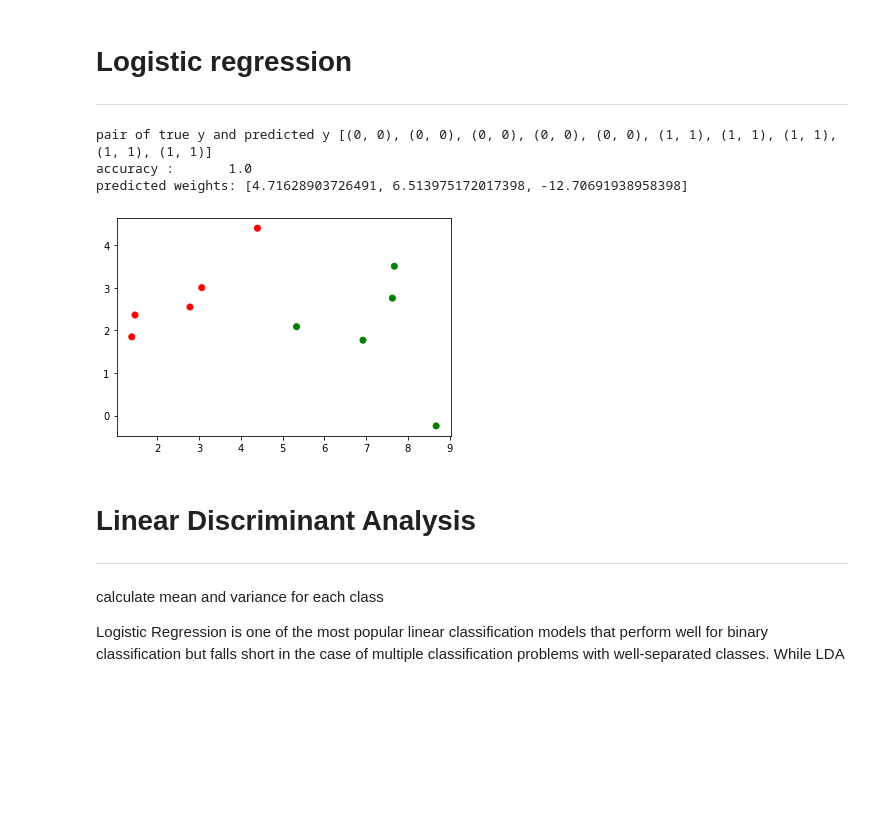
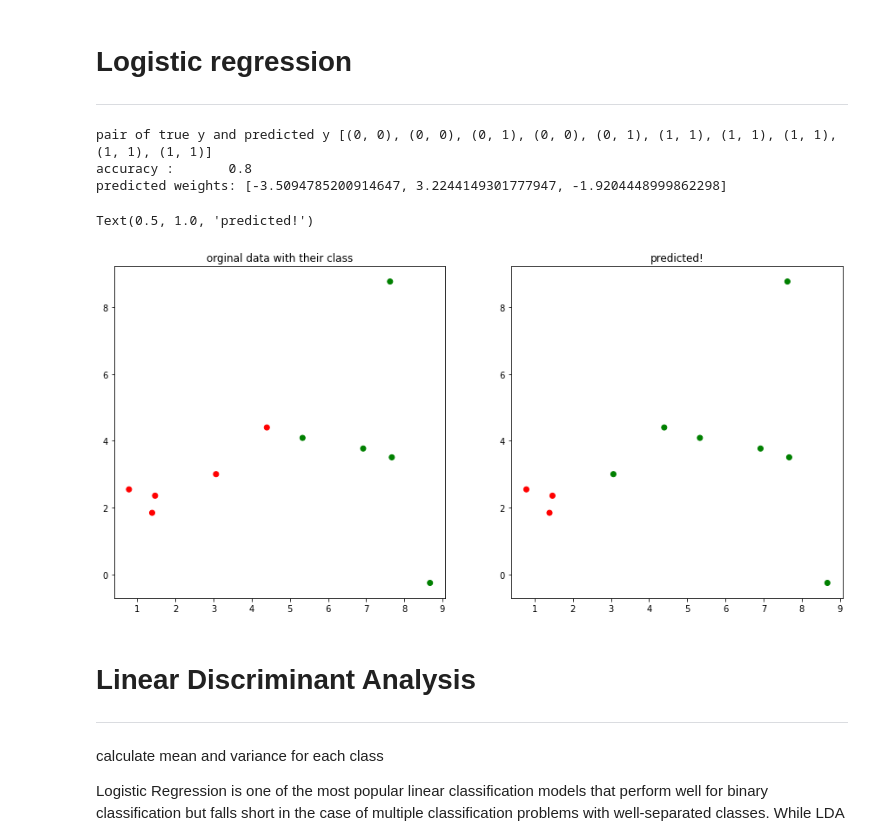
Before and after one commit to hsargoli/MyWorks, a Jupyter notebook: MLalgorithm.ipynb, the cells around one changed output. Saved outputs shown, nothing was run; the diff lists cells and outputs as text; code cells hidden in the pictures; blank space fills up the shorter version.

```diff
--- a/MLalgorithm.ipynb
+++ b/MLalgorithm.ipynb
@@ -171,14 +171,14 @@ import random
 
 X = np.array(
     [
-        [2.7810836, 2.550537003, 0],
+        [0.7810836, 2.550537003, 0],
         [1.465489372, 2.362125076, 0],
         [4.396561688, 4.400293529, 0],
         [1.38807019, 1.850220317, 0],
         [3.06407232, 3.005305973, 0],
-        [7.627531214, 2.759262235, 1],
-        [5.332441248, 2.088626775, 1],
-        [6.922596716, 1.77106367, 1],
+        [7.627531214, 8.759262235, 1],
+        [5.332441248, 4.088626775, 1],
+        [6.922596716, 3.77106367, 1],
         [8.675418651, -0.242068655, 1],
         [7.673756466, 3.508563011, 1],
     ]
@@ -189,8 +189,11 @@ Xd = np.array(list(zip(x1, x2)))
 
 y = [int(x) for x in y]
 colormap = np.array(["r", "g"])
-plt.scatter(x1, x2, color=colormap[y])
 
+fig = plt.figure(figsize = (15,7))
+ax1 = fig.add_subplot(1,2,1)
+ax1.scatter(x1, x2, color=colormap[y])
+ax1.set_title('orginal data with their class')
 
 class LR:
     def __init__(self):
@@ -237,41 +240,41 @@ class LR:
             a = self.sigmoid(w, i)
             sto.append(a)
         res = []
         for i in sto:
             if i >= 0.5:
                 i = 1
                 res.append(i)
             elif i < 0.5:
                 i = 0
                 res.append(i)
         acc = [(i, j) for i, j in zip(y, res)]
         score = 0
         for i, j in acc:
             if i == j:
                 score += 1
         print(f'pair of true y and predicted y {acc}', "\naccuracy : \t", score / len(x))
         return res
 
     def present(self, index, initweight, x, y, iteration, LR):
         inw = initweight
         www = self.doo(initweight, x, y, iteration, LR)
         self.predicter(www, x, y)
         print("weights : ", www)
 
 
 sg = LR()
 inw = [0, 0, 0]
-#                                yp=sg.sigmoid(inw,Xd[4])
-#                                sg.updater([0,0,0],0.003,y[0],yp,Xd[0])
-www = sg.doo([5, -6, 0], Xd, y, 40000, 2)
+www = sg.doo(inw, Xd, y, 2000, .2)
 #                                             sg.predicter(www,Xd,y)
-sg.predicter(www, Xd, y)
+ynew = sg.predicter(www, Xd, y)
 print(f'predicted weights: {www}')
+ax2 = fig.add_subplot(1,2,2); ax2.scatter(x1,x2,color=colormap[ynew]); ax2.set_title('predicted!')
 # %% [output]
-pair of true y and predicted y [(0, 0), (0, 0), (0, 0), (0, 0), (0, 0), (1, 1), (1, 1), (1, 1), (1, 1), (1, 1)]
-accuracy :       1.0
-predicted weights: [4.71628903726491, 6.513975172017398, -12.70691938958398]
+pair of true y and predicted y [(0, 0), (0, 0), (0, 1), (0, 0), (0, 1), (1, 1), (1, 1), (1, 1), (1, 1), (1, 1)]
+accuracy :       0.8
+predicted weights: [-3.5094785200914647, 3.2244149301777947, -1.9204448999862298]
+Text(0.5, 1.0, 'predicted!')
-[figure, old version]
+[figure, new version]
 # %% [markdown]
 # Linear Discriminant Analysis
 ---------------
```
